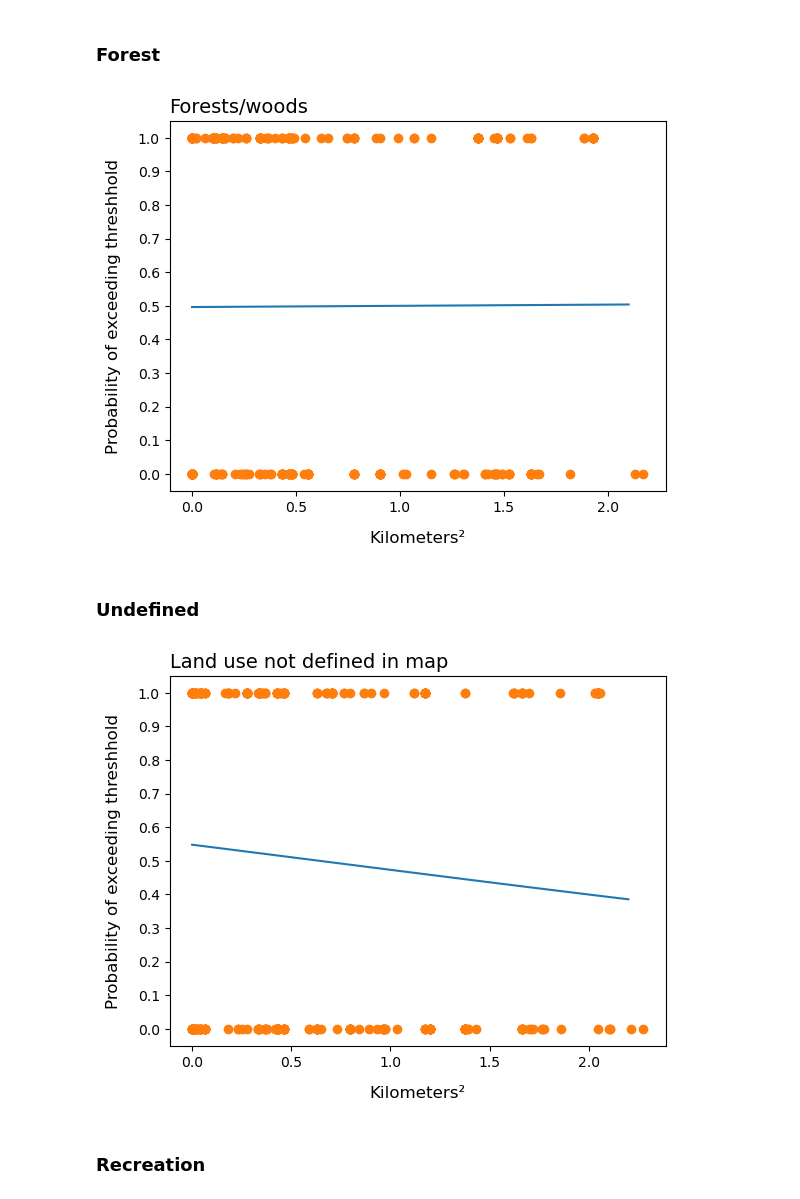
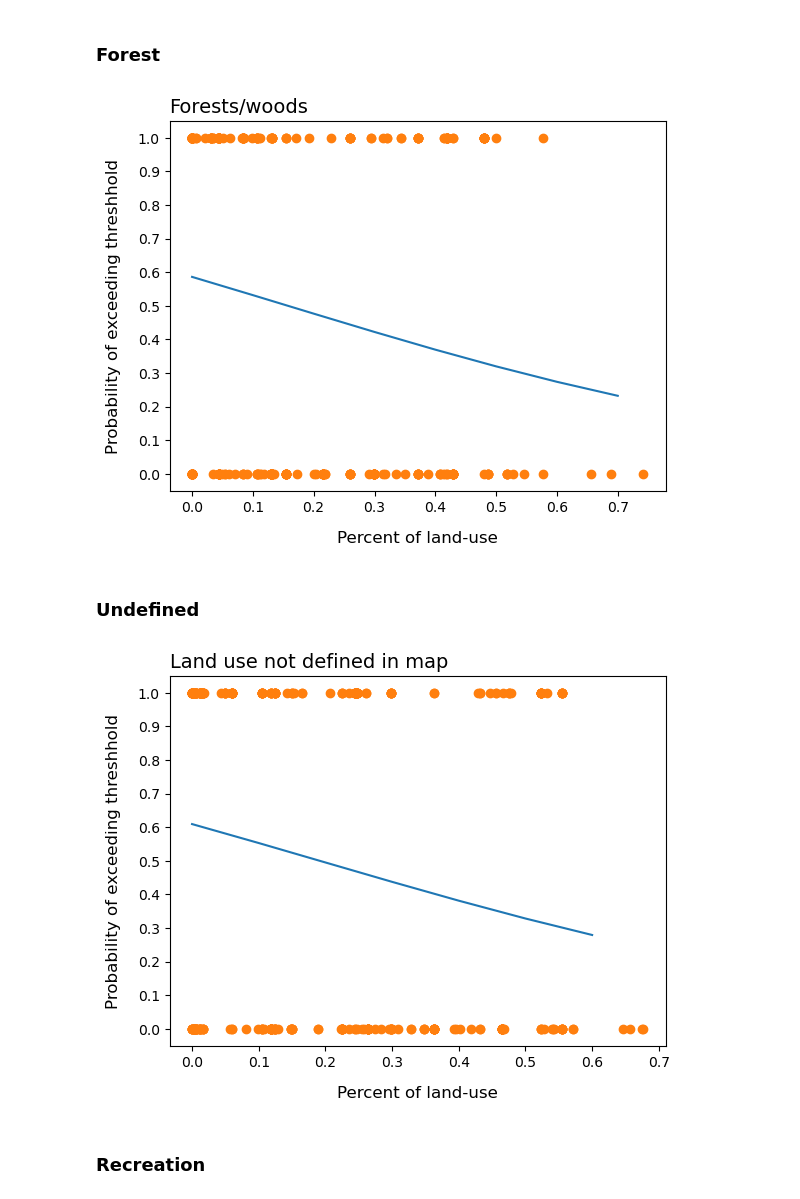
Before and after one commit to hammerdirt-analyst/landuse, a Jupyter notebook: probability.ipynb, the cells around one changed output. Saved outputs shown, nothing was run; the diff lists cells and outputs as text; code cells hidden in the pictures.

```diff
--- a/probability.ipynb
+++ b/probability.ipynb
@@ -594,6 +0,0 @@ ax.plot(x, new_beta.pdf(x), 'r-', lw=5, alpha=0.6, label='beta pdf')
-# %%
-
-fig, ax=plt.subplots()
-x = np.linspace(0.01, 0.99, 100)
-y = [new_beta.pdf(j) for j in x]
-ax.plot(x, y, 'r-', lw=5, alpha=0.6, label='beta pdf')
@@ -1133,0 +406,3 @@ log_of.head()
+# %%
+# other locations with similar land-cover attriutes
+aglu[(aglu.use == 'Siedl')&(aglu.binned == 11)].style.set_table_styles(table_css_styles)
@@ -1133,0 +416,2 @@ log_of.head()
+# %%
+aglu[(aglu.use == 'Wald')&(aglu.binned == 9)].style.set_table_styles(table_css_styles)
@@ -1136,10 +764,14 @@ log_of.head()
 # %%
 import statsmodels.formula.api as smf
 from scipy.special import expit
-to_test["failed"] = (df.pcs_m > threshhold).astype('int')
-log_of = to_test[["location", "failed"]].copy()
-log_of["infrastructure"] = log_of.location.apply(lambda x: ict.loc[ict.location == x, "infrastructure"].values[0])
-log_of["infrastructure"] = log_of.infrastructure/1000000
+
+log_of = to_test[["location", "k"]].copy()
+log_of["failed"] = log_of.k.astype(int)
+log_of = log_of[["location", "failed"]]
+ict = aglu[aglu.use == "infrastructure"][["location", "scaled"]].set_index("location")
+ict = ict["scaled"]
+log_of["infrastructure"] = log_of.location.apply(lambda x: ict.loc[x])
+
 
 obj_min, obj_max = log_of.infrastructure.min(), log_of.infrastructure.max()
 
@@ -1160,7 +792,7 @@ ax.plot(xs, ps_x)
 ax.plot(log_of["infrastructure"], log_of["failed"], 'o')
 ax.set_title("Infrastructure", fontsize=14, loc='left')
 
-ax.set_xlabel("Kilometers²", fontsize=12,labelpad=12)
+ax.set_xlabel("Percent of land-use", fontsize=12,labelpad=12)
 ax.set_ylabel("Probability of exceeding threshhold", fontsize=12, labelpad=12)
 ax.yaxis.set_major_locator(ticker.MultipleLocator(.1))
 plt.show()
@@ -1201,9 +837,13 @@ plt.show()
 # %% [markdown]
 ### Forest
 # %%
-log_of = to_test[["location", "failed"]].copy()
-log_of["Wald"] = log_of.location.apply(lambda x: lct.loc[lct.location == x, "Wald"].values[0])
-log_of["Wald"] = log_of.Wald/1000000
+log_of = to_test[["location", "k"]].copy()
+log_of["failed"] = log_of.k.astype(int)
+log_of = log_of[["location", "failed"]]
+
+ict = aglu[aglu.use == "Wald"][["location", "scaled"]].set_index("location")
+ict = ict["scaled"]
+log_of["Wald"] = log_of.location.apply(lambda x: ict.loc[x])
 
 obj_min, obj_max = log_of.Wald.min(), log_of.Wald.max()
 
@@ -1224,44 +864,48 @@ ax.plot(xs, ps_x)
 ax.plot(log_of["Wald"], log_of["failed"], 'o')
 ax.set_title("Forests/woods", fontsize=14, loc='left')
 
-ax.set_xlabel("Kilometers²", fontsize=12,labelpad=12)
+ax.set_xlabel("Percent of land-use", fontsize=12,labelpad=12)
 ax.set_ylabel("Probability of exceeding threshhold", fontsize=12, labelpad=12)
 ax.yaxis.set_major_locator(ticker.MultipleLocator(.1))
 plt.show()
 # %% [output]
-[figure, old version]
+[figure, new version]
 # %% [markdown]
 ### Undefined
 # %%
-log_of = to_test[["location", "failed"]].copy()
-log_of["Undefined"] = log_of.location.apply(lambda x: lct.loc[lct.location == x, "Undefined"].values[0])
-log_of["Undefined"] = log_of.Undefined/1000000
+log_of = to_test[["location", "k"]].copy()
+log_of["failed"] = log_of.k.astype(int)
+log_of = log_of[["location", "failed"]]
+
+ict = aglu[aglu.use == "undefined"][["location", "scaled"]].set_index("location")
+ict = ict["scaled"]
+log_of["Undefined"] = log_of.location.apply(lambda x: ict.loc[x])
 
 obj_min, obj_max = log_of.Undefined.min(), log_of.Undefined.max()
 
 formula = 'failed ~ Undefined'
 results = smf.logit(formula, data=log_of).fit(disp=False)
 inter = results.params['Intercept']
 slope = results.params['Undefined']
 xs = np.arange(obj_min, obj_max, step=.1)
 
 log_odds = inter + slope * xs
 odds = np.exp(log_odds)
 
 ps_x = expit(inter + slope * xs)
 
 fig, ax = plt.subplots()
 
 ax.plot(xs, ps_x)
 ax.plot(log_of["Undefined"], log_of["failed"], 'o')
 ax.set_title("Land use not defined in map", fontsize=14, loc='left')
 
-ax.set_xlabel("Kilometers²", fontsize=12,labelpad=12)
+ax.set_xlabel("Percent of land-use", fontsize=12,labelpad=12)
 ax.set_ylabel("Probability of exceeding threshhold", fontsize=12, labelpad=12)
 ax.yaxis.set_major_locator(ticker.MultipleLocator(.1))
 plt.show()
 # %% [output]
-[figure, old version]
+[figure, new version]
 # %% [markdown]
 ### Recreation
 # %%
```
Also changed, not shown: parts of 76 cells of this notebook, 1 other file.
